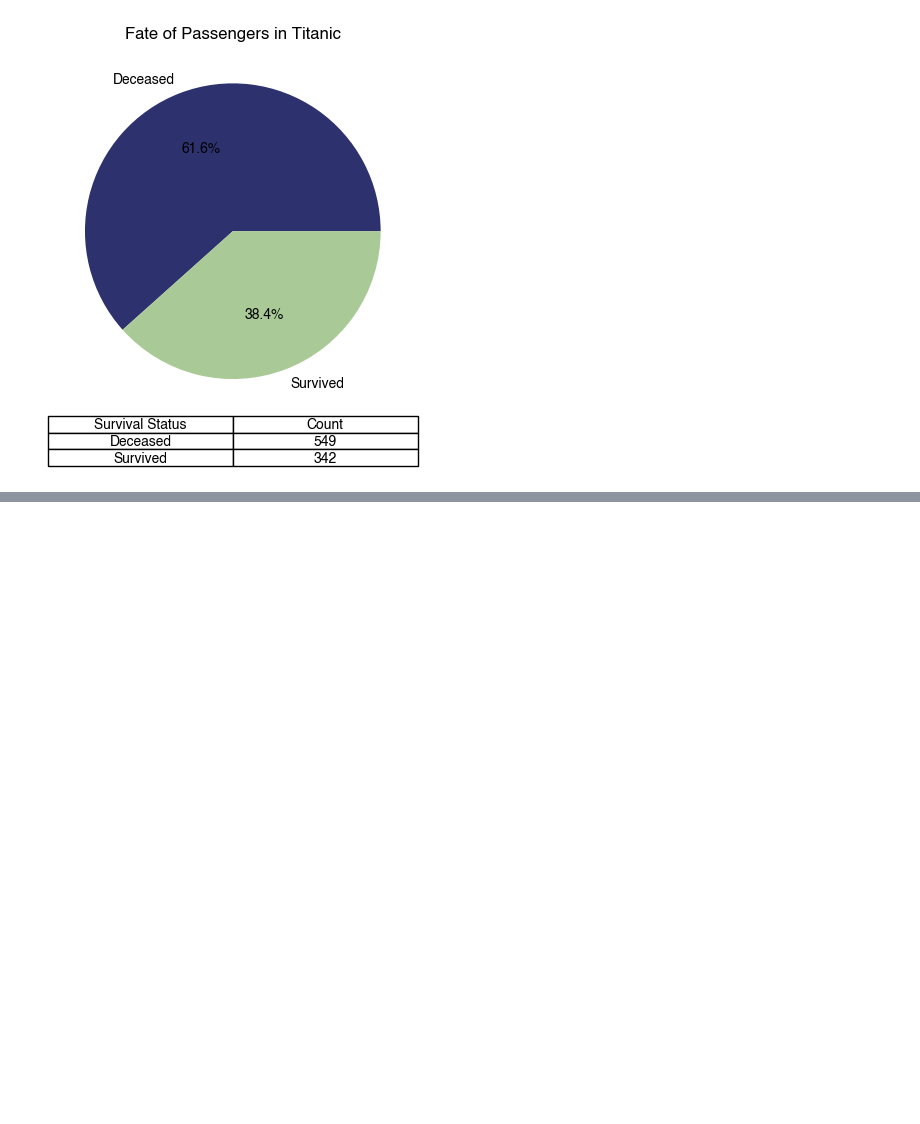
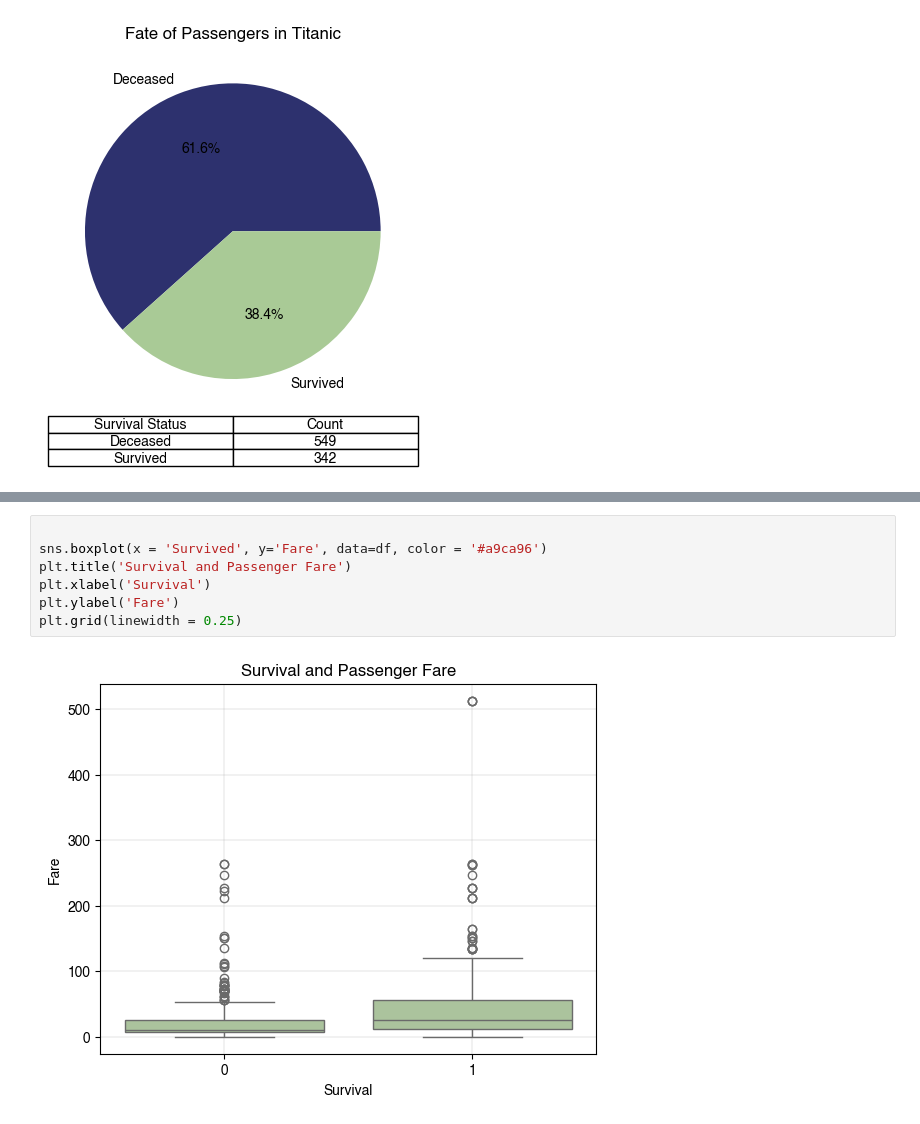
Before and after one commit to pvtzurbito/EDA-Titanic, a Jupyter notebook: EDA.ipynb, the cells around one changed output, grey strips where cells are left out. Saved outputs shown, nothing was run; the diff lists cells and outputs as text; blank space fills up the shorter version.

```diff
--- a/EDA.ipynb
+++ b/EDA.ipynb
@@ -225,0 +250,9 @@ plt.show()
+# %%
+
+sns.boxplot(x = 'Survived', y='Fare', data=df, color = '#a9ca96')
+plt.title('Survival and Passenger Fare')
+plt.xlabel('Survival')
+plt.ylabel('Fare')
+plt.grid(linewidth = 0.25)
+# %% [output]
+[figure, added]
```
Also changed, not shown: parts of 5 cells of this notebook.
